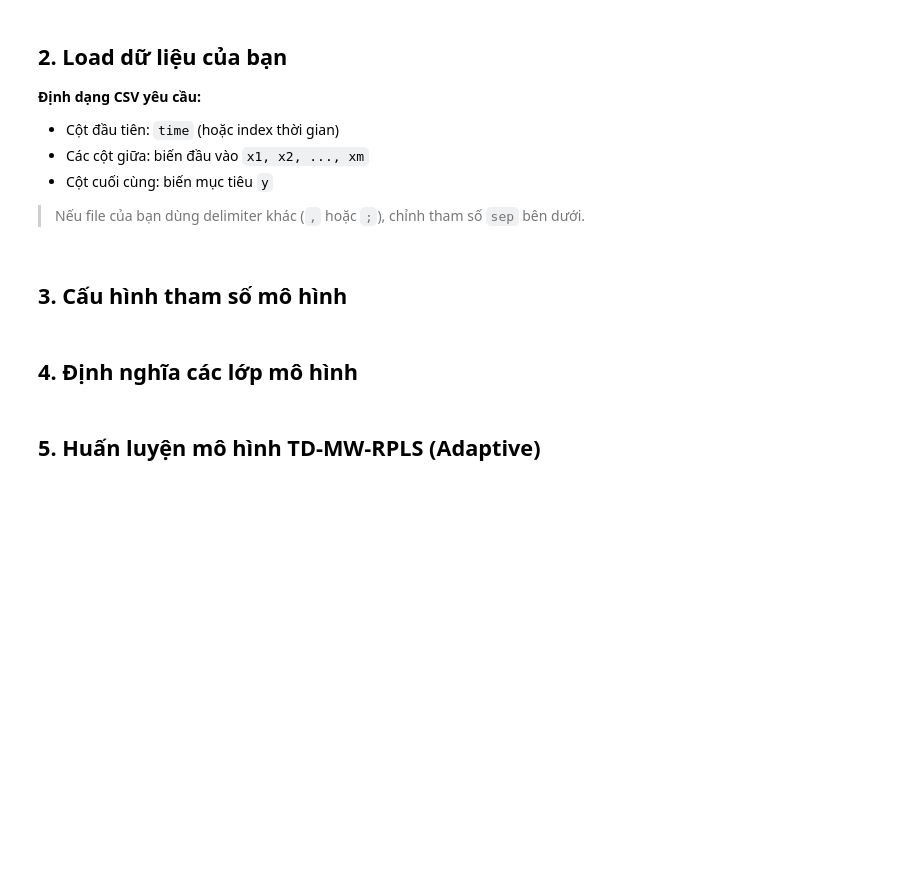
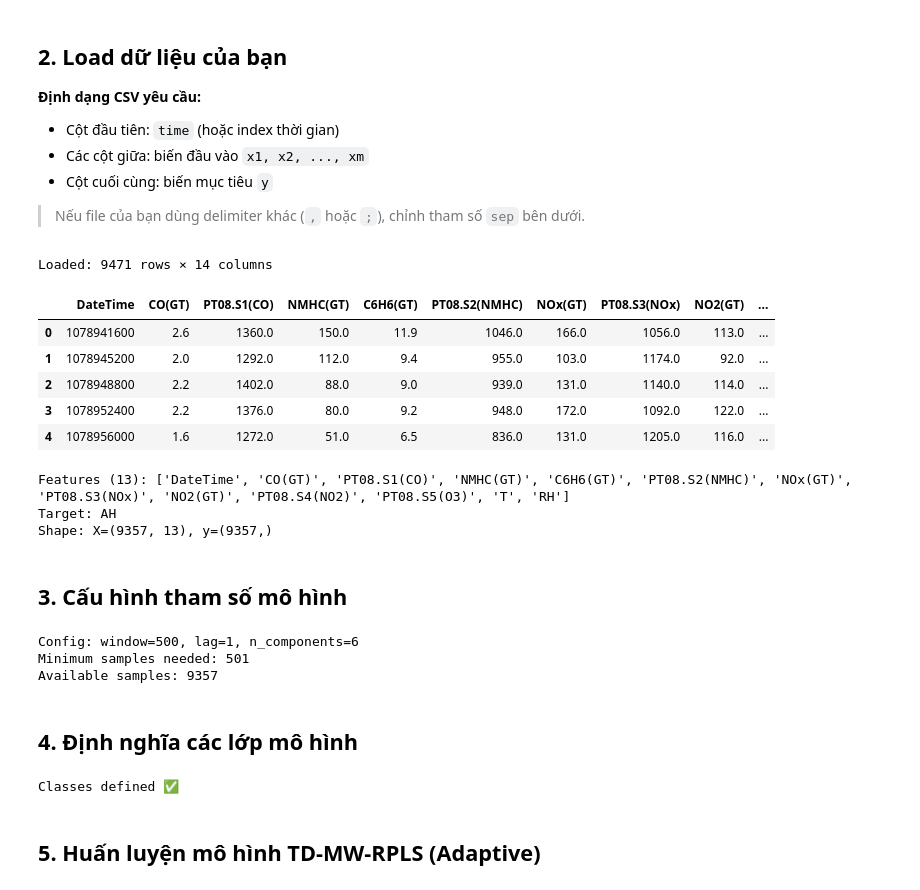
Before and after one commit to Ev-Hoang/Machine-Learning-Studies, a Jupyter notebook: MLR/RPLS-MW-TD/td_mw_rpls.ipynb, the cells around one changed output. Saved outputs shown, nothing was run; the diff lists cells and outputs as text; code cells hidden in the pictures; blank space fills up the shorter version.

```diff
--- a/MLR/RPLS-MW-TD/td_mw_rpls.ipynb
+++ b/MLR/RPLS-MW-TD/td_mw_rpls.ipynb
@@ -29,18 +31,26 @@ print('Libraries loaded ✅')
 # %%
 # ─── THAY ĐỔI CÁC THAM SỐ NÀY ───────────────────────────────────────────────
 
-CSV_PATH  = 'your_file.csv'   # << đường dẫn tới file CSV của bạn
+CSV_PATH  = 'AirQualityUCI_fixed.csv'   # << đường dẫn tới file CSV của bạn
 SEP       = ';'               # dấu phân cách: ',' hoặc ';'
 DECIMAL   = ','               # dấu thập phân: '.' hoặc ','
-Y_COLUMN  = None              # tên cột target, None = lấy cột cuối tự động
+Y_COLUMN  = None             # tên cột target, None = lấy cột cuối tự động
 TIME_COL  = None              # tên cột thời gian, None = bỏ qua
 DROP_COLS = []                # danh sách cột cần loại bỏ, ví dụ: ['col1', 'col2']
 
 # ─────────────────────────────────────────────────────────────────────────────
 
 df = pd.read_csv(CSV_PATH, sep=SEP, decimal=DECIMAL)
 print(f'Loaded: {df.shape[0]} rows × {df.shape[1]} columns')
 df.head()
+# %% [output]
+Loaded: 9471 rows × 14 columns
+|  | DateTime | CO(GT) | PT08.S1(CO) | NMHC(GT) | C6H6(GT) | PT08.S2(NMHC) | NOx(GT) | PT08.S3(NOx) | NO2(GT) | ... |
+| 0 | 1078941600 | 2.6 | 1360.0 | 150.0 | 11.9 | 1046.0 | 166.0 | 1056.0 | 113.0 | ... |
+| 1 | 1078945200 | 2.0 | 1292.0 | 112.0 | 9.4 | 955.0 | 103.0 | 1174.0 | 92.0 | ... |
+| 2 | 1078948800 | 2.2 | 1402.0 | 88.0 | 9.0 | 939.0 | 131.0 | 1140.0 | 114.0 | ... |
+| 3 | 1078952400 | 2.2 | 1376.0 | 80.0 | 9.2 | 948.0 | 172.0 | 1092.0 | 122.0 | ... |
+| 4 | 1078956000 | 1.6 | 1272.0 | 51.0 | 6.5 | 836.0 | 131.0 | 1205.0 | 116.0 | ... |
 # %%
 # Xử lý cột thời gian và cột không cần thiết
 if TIME_COL and TIME_COL in df.columns:
@@ -68,14 +78,18 @@ y = df[y_col].values.astype(float)
 print(f'Features ({len(x_cols)}): {x_cols}')
 print(f'Target: {y_col}')
 print(f'Shape: X={X.shape}, y={y.shape}')
+# %% [output]
+Features (13): ['DateTime', 'CO(GT)', 'PT08.S1(CO)', 'NMHC(GT)', 'C6H6(GT)', 'PT08.S2(NMHC)', 'NOx(GT)', 'PT08.S3(NOx)', 'NO2(GT)', 'PT08.S4(NO2)', 'PT08.S5(O3)', 'T', 'RH']
+Target: AH
+Shape: X=(9357, 13), y=(9357,)
 # %% [markdown]
 ## 3. Cấu hình tham số mô hình
 # %%
 # ─── ĐIỀU CHỈNH THAM SỐ MÔ HÌNH ─────────────────────────────────────────────
 
-WINDOW     = 50   # kích thước cửa sổ trượt
+WINDOW     = 500   # kích thước cửa sổ trượt
 LAG        = 1    # bước sai phân thời gian (thường dùng 1)
-N_COMP     = 2    # số thành phần PLS (latent variables)
+N_COMP     = 6    # số thành phần PLS (latent variables)
 
 # ─────────────────────────────────────────────────────────────────────────────
 
@@ -84,6 +98,10 @@ print(f'Minimum samples needed: {WINDOW + LAG}')
 print(f'Available samples: {len(y)}')
 assert len(y) >= WINDOW + LAG + 10, \
     f'Cần ít nhất {WINDOW + LAG + 10} mẫu, hiện có {len(y)}. Giảm WINDOW hoặc LAG.'
+# %% [output]
+Config: window=500, lag=1, n_components=6
+Minimum samples needed: 501
+Available samples: 9357
 # %% [markdown]
 ## 4. Định nghĩa các lớp mô hình
 # %%
@@ -268,6 +286,8 @@ class TD_MW_RPLS:
                     errors=errors)
 
 print('Classes defined ✅')
+# %% [output]
+Classes defined ✅
 # %% [markdown]
 ## 5. Huấn luyện mô hình TD-MW-RPLS (Adaptive)
 # %%
```
Also changed, not shown: parts of 4 cells of this notebook, 20 other files.
